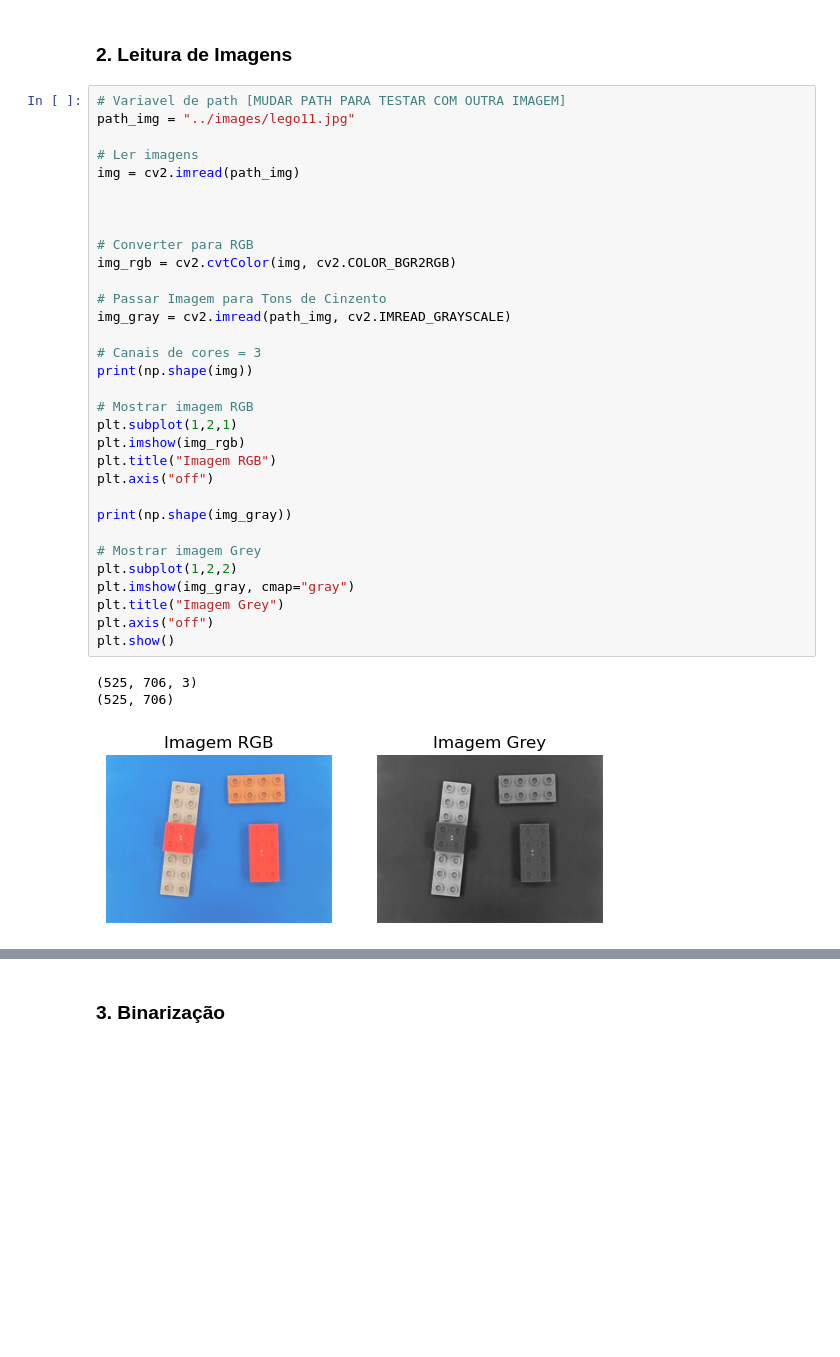
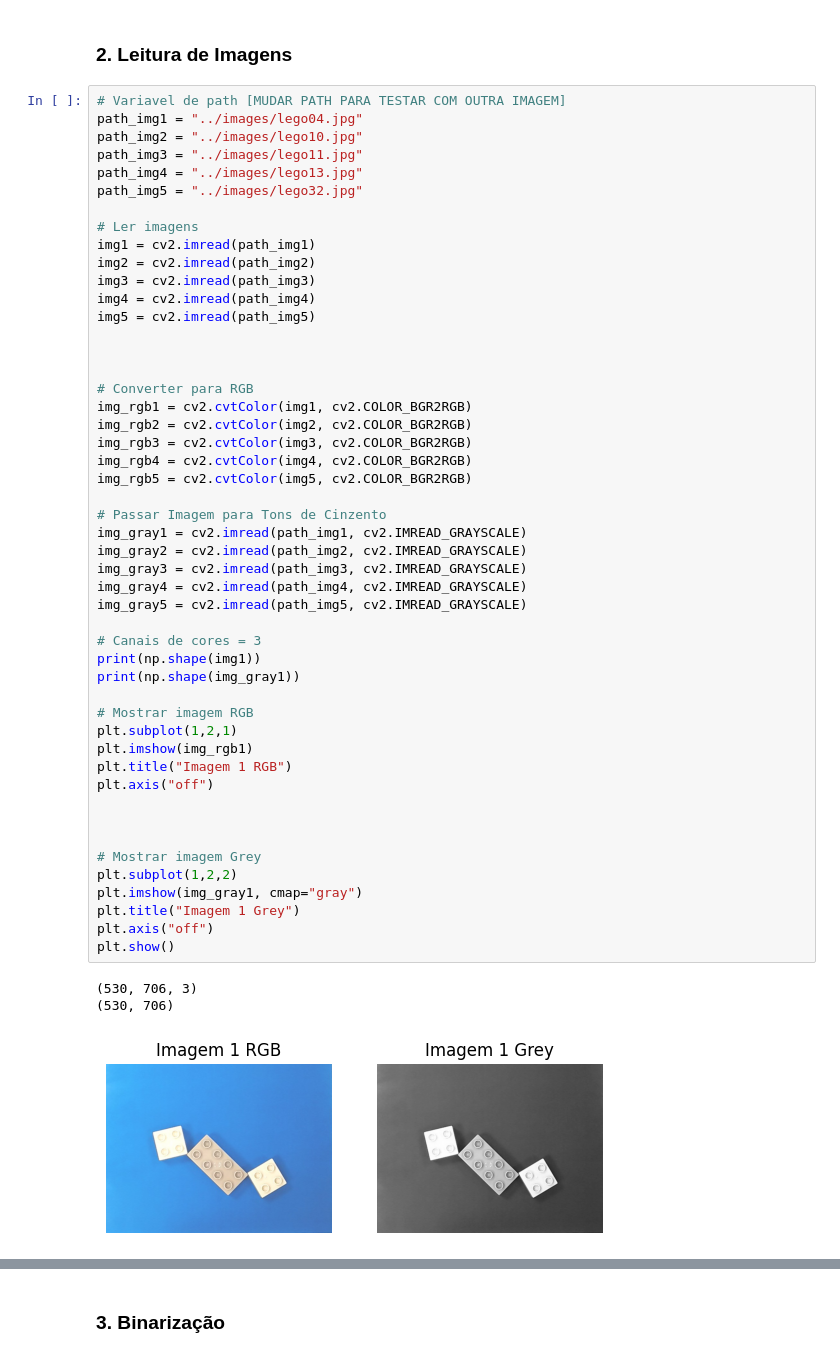
Before and after one commit to miguelac4/piv_tp1, a Jupyter notebook: src/trabalho_pratico1.ipynb, the cells around one changed output, grey strips where cells are left out. Cells and saved outputs as stored; diff of their text form; blank space fills up the shorter version.

```diff
--- a/src/trabalho_pratico1.ipynb
+++ b/src/trabalho_pratico1.ipynb
@@ -63,40 +63,57 @@ import numpy as np
 ### 2. Leitura de Imagens
 # %%
 # Variavel de path [MUDAR PATH PARA TESTAR COM OUTRA IMAGEM]
-path_img = "../images/lego11.jpg"
+path_img1 = "../images/lego04.jpg"
+path_img2 = "../images/lego10.jpg"
+path_img3 = "../images/lego11.jpg"
+path_img4 = "../images/lego13.jpg"
+path_img5 = "../images/lego32.jpg"
 
 # Ler imagens
-img = cv2.imread(path_img)
+img1 = cv2.imread(path_img1)
+img2 = cv2.imread(path_img2)
+img3 = cv2.imread(path_img3)
+img4 = cv2.imread(path_img4)
+img5 = cv2.imread(path_img5)
 
 
 
 # Converter para RGB
-img_rgb = cv2.cvtColor(img, cv2.COLOR_BGR2RGB)
+img_rgb1 = cv2.cvtColor(img1, cv2.COLOR_BGR2RGB)
+img_rgb2 = cv2.cvtColor(img2, cv2.COLOR_BGR2RGB)
+img_rgb3 = cv2.cvtColor(img3, cv2.COLOR_BGR2RGB)
+img_rgb4 = cv2.cvtColor(img4, cv2.COLOR_BGR2RGB)
+img_rgb5 = cv2.cvtColor(img5, cv2.COLOR_BGR2RGB)
 
 # Passar Imagem para Tons de Cinzento
-img_gray = cv2.imread(path_img, cv2.IMREAD_GRAYSCALE)
+img_gray1 = cv2.imread(path_img1, cv2.IMREAD_GRAYSCALE)
+img_gray2 = cv2.imread(path_img2, cv2.IMREAD_GRAYSCALE)
+img_gray3 = cv2.imread(path_img3, cv2.IMREAD_GRAYSCALE)
+img_gray4 = cv2.imread(path_img4, cv2.IMREAD_GRAYSCALE)
+img_gray5 = cv2.imread(path_img5, cv2.IMREAD_GRAYSCALE)
 
 # Canais de cores = 3
-print(np.shape(img))
+print(np.shape(img1))
+print(np.shape(img_gray1))
 
 # Mostrar imagem RGB
 plt.subplot(1,2,1)
-plt.imshow(img_rgb)
-plt.title("Imagem RGB")
+plt.imshow(img_rgb1)
+plt.title("Imagem 1 RGB")
 plt.axis("off")
 
-print(np.shape(img_gray))
+
 
 # Mostrar imagem Grey
 plt.subplot(1,2,2)
-plt.imshow(img_gray, cmap="gray")
-plt.title("Imagem Grey")
+plt.imshow(img_gray1, cmap="gray")
+plt.title("Imagem 1 Grey")
 plt.axis("off")
 plt.show()
 # %% [output]
-(525, 706, 3)
-(525, 706)
+(530, 706, 3)
+(530, 706)
-[figure, old version]
+[figure, new version]
 # %% [markdown]
 Antes de passarmos para a binarização decidi separar a imagem nos 3 canais de cor (R, G, B).
 
```
Also changed, not shown: parts of 11 cells of this notebook.
